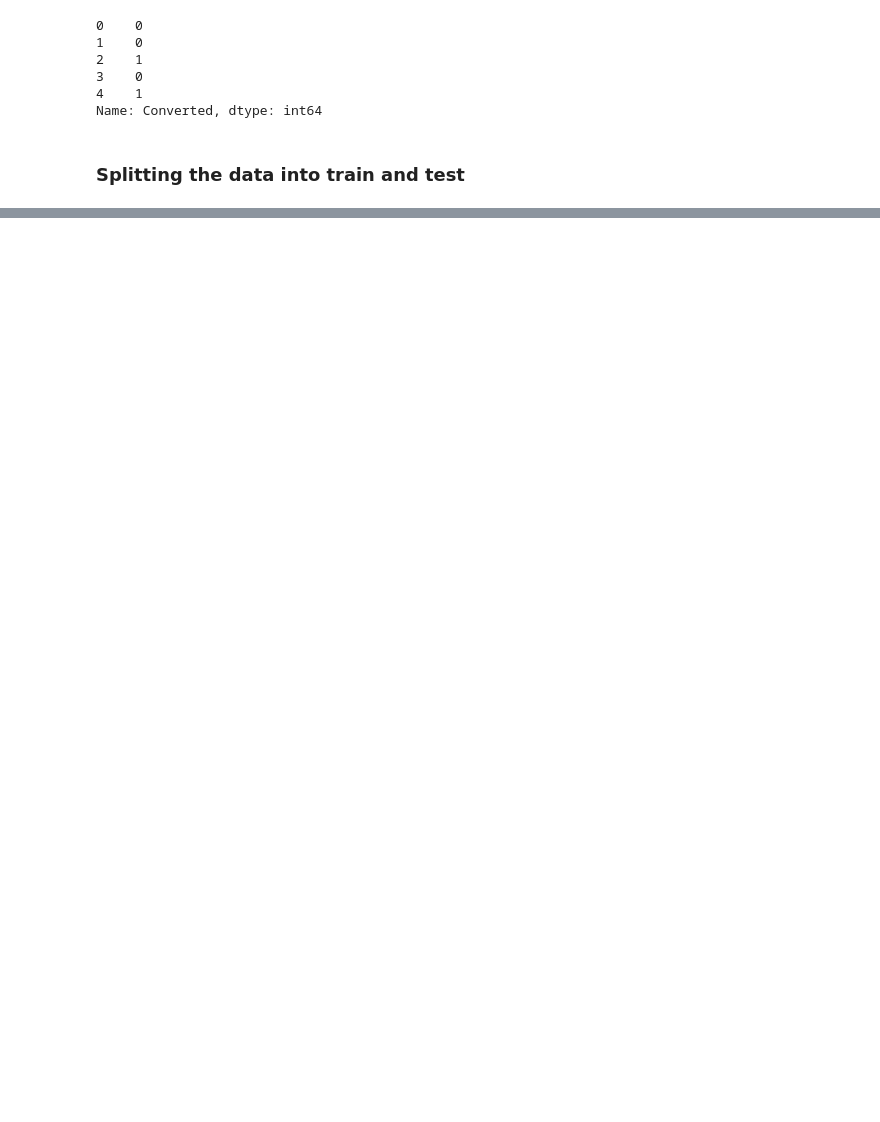
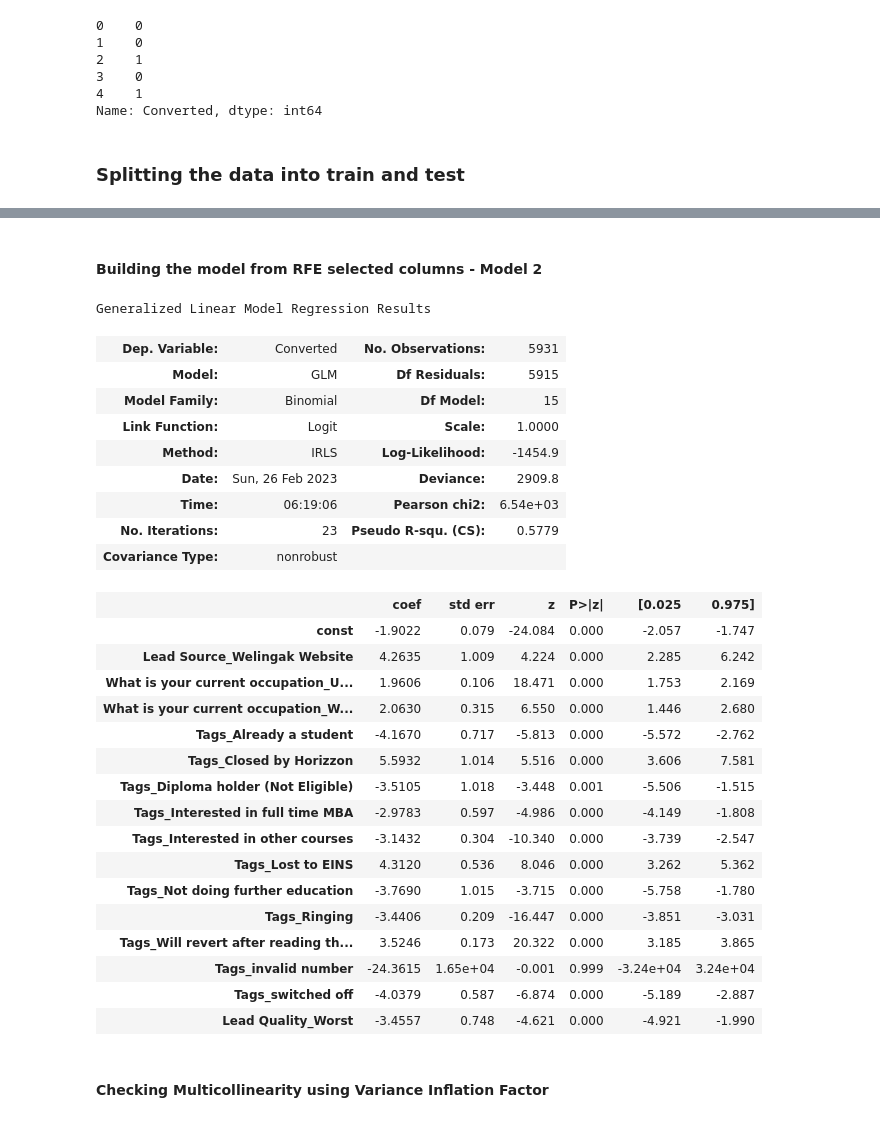
Before and after one commit to srikanth-chitturi/lead-scoring-case-study, a Jupyter notebook: lead_scoring_case_study.ipynb, the cells around one changed output, grey strips where cells are left out. Drawn from its saved outputs; the diff is of its cells as text; code cells hidden in the pictures; blank space fills up the shorter version.

```diff
--- a/lead_scoring_case_study.ipynb
+++ b/lead_scoring_case_study.ipynb
@@ -948,0 +951,4 @@ X_train.head()
+# %%
+# Logistic Regression Model
+logm1=sm.GLM(y_train,(sm.add_constant(X_train)),family=sm.families.Binomial())
+logm1.fit().summary()
@@ -948,0 +984,4 @@ X_train.head()
+# %%
+logreg = LogisticRegression()
+rfe = RFE(logreg, n_features_to_select = 15)
+rfe = rfe.fit(X_train, y_train)
@@ -948,0 +1023,3 @@ X_train.head()
+# %%
+col = X_train.columns[rfe.support_]
+col
@@ -948,0 +1057,37 @@ X_train.head()
+# %% [markdown]
+####  Building the model from RFE selected columns - Model 2
+# %%
+X_train_sm = sm.add_constant(X_train[col])
+logm2 = sm.GLM(y_train,X_train_sm,family=sm.families.Binomial())
+res=logm2.fit()
+res.summary()
+# %% [output]
+Generalized Linear Model Regression Results
+| Dep. Variable: | Converted | No. Observations: | 5931 |
+| Model: | GLM | Df Residuals: | 5915 |
+| Model Family: | Binomial | Df Model: | 15 |
+| Link Function: | Logit | Scale: | 1.0000 |
+| Method: | IRLS | Log-Likelihood: | -1454.9 |
+| Date: | Sun, 26 Feb 2023 | Deviance: | 2909.8 |
+| Time: | 06:19:06 | Pearson chi2: | 6.54e+03 |
+| No. Iterations: | 23 | Pseudo R-squ. (CS): | 0.5779 |
+| Covariance Type: | nonrobust |  |  |
+|  | coef | std err | z | P>|z| | [0.025 | 0.975] |
+| const | -1.9022 | 0.079 | -24.084 | 0.000 | -2.057 | -1.747 |
+| Lead Source_Welingak Website | 4.2635 | 1.009 | 4.224 | 0.000 | 2.285 | 6.242 |
+| What is your current occupation_U... | 1.9606 | 0.106 | 18.471 | 0.000 | 1.753 | 2.169 |
+| What is your current occupation_W... | 2.0630 | 0.315 | 6.550 | 0.000 | 1.446 | 2.680 |
+| Tags_Already a student | -4.1670 | 0.717 | -5.813 | 0.000 | -5.572 | -2.762 |
+| Tags_Closed by Horizzon | 5.5932 | 1.014 | 5.516 | 0.000 | 3.606 | 7.581 |
+| Tags_Diploma holder (Not Eligible) | -3.5105 | 1.018 | -3.448 | 0.001 | -5.506 | -1.515 |
+| Tags_Interested in full time MBA | -2.9783 | 0.597 | -4.986 | 0.000 | -4.149 | -1.808 |
+| Tags_Interested in other courses | -3.1432 | 0.304 | -10.340 | 0.000 | -3.739 | -2.547 |
+| Tags_Lost to EINS | 4.3120 | 0.536 | 8.046 | 0.000 | 3.262 | 5.362 |
+| Tags_Not doing further education | -3.7690 | 1.015 | -3.715 | 0.000 | -5.758 | -1.780 |
+| Tags_Ringing | -3.4406 | 0.209 | -16.447 | 0.000 | -3.851 | -3.031 |
+| Tags_Will revert after reading th... | 3.5246 | 0.173 | 20.322 | 0.000 | 3.185 | 3.865 |
+| Tags_invalid number | -24.3615 | 1.65e+04 | -0.001 | 0.999 | -3.24e+04 | 3.24e+04 |
+| Tags_switched off | -4.0379 | 0.587 | -6.874 | 0.000 | -5.189 | -2.887 |
+| Lead Quality_Worst | -3.4557 | 0.748 | -4.621 | 0.000 | -4.921 | -1.990 |
+# %% [markdown]
+#### Checking Multicollinearity using Variance Inflation Factor
```
Also changed, not shown: parts of 94 cells of this notebook.
